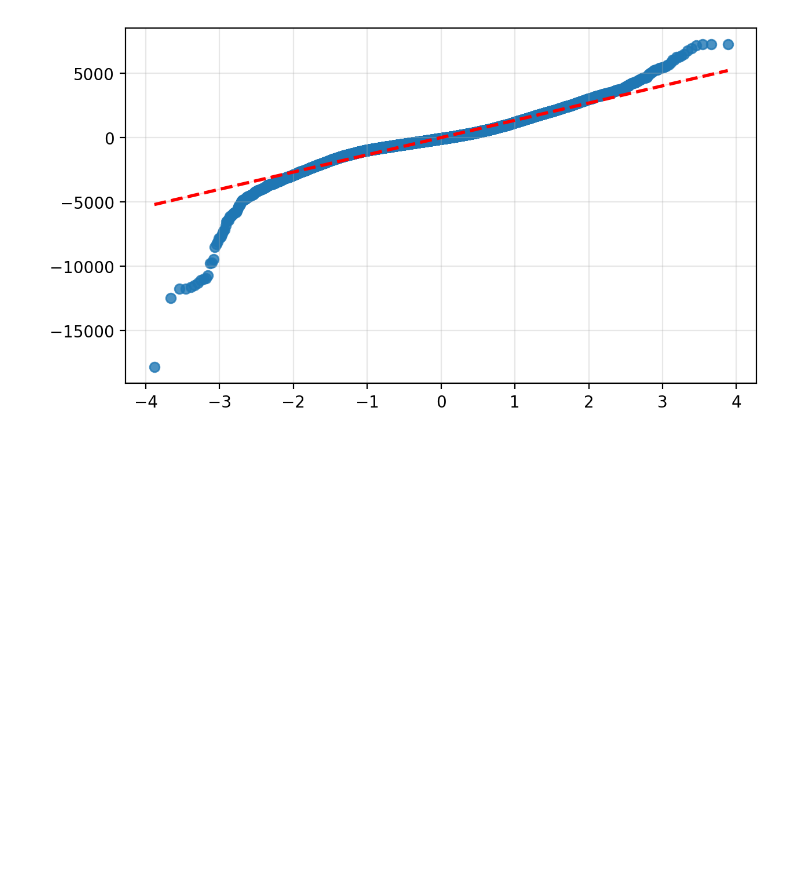
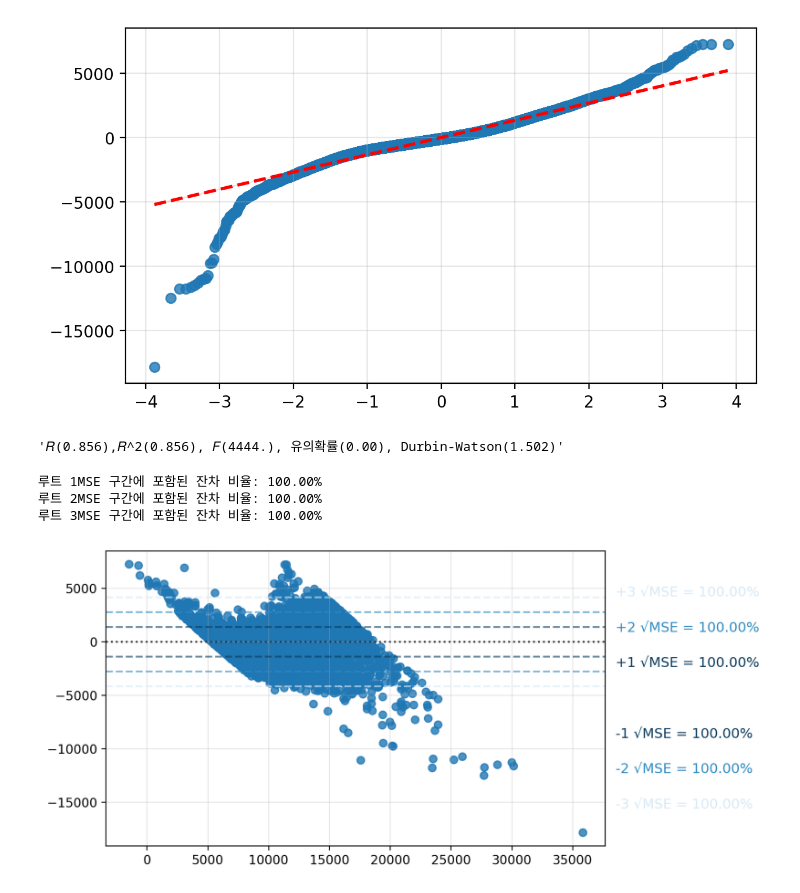
Before and after one commit to BeakJW/Diamond-Project, a Jupyter notebook: notebooks/sooyoung/명목추가.ipynb, the cells around one changed output. Cells and saved outputs as stored; diff of their text form; code cells hidden in the pictures; blank space fills up the shorter version.

```diff
--- a/notebooks/sooyoung/명목추가.ipynb
+++ b/notebooks/sooyoung/명목추가.ipynb
@@ -371,3 +391,63 @@ plt.show()
 plt.close()
 # %% [output]
 [figure]
+# %%
+r
+# %% [output]
+'𝑅(0.856),𝑅^2(0.856), 𝐹(4444.), 유의확률(0.00), Durbin-Watson(1.502)'
+# %%
+mse_sq = fit.mse_resid
+mse_root = np.sqrt(mse_sq)
+r = fit.resid
+
+# 잔차
+r1 = r[ (r >-mse_sq) & (r < mse_sq)].count() / r.count() * 100
+r2 = r[ (r >-2*mse_sq) & (r < 2*mse_sq)].count() / r.count() * 100
+r3 = r[ (r >-3*mse_sq) & (r < 3*mse_sq)].count() / r.count() * 100
+
+mse_r = [r1, r2, r3]
+colors = ["#0B3C5D", "#328CC1", "#D9EAF7"]
+
+print(f'루트 1MSE 구간에 포함된 잔차 비율: {r1:.2f}%')
+print(f'루트 2MSE 구간에 포함된 잔차 비율: {r2:.2f}%')
+print(f'루트 3MSE 구간에 포함된 잔차 비율: {r3:.2f}%')
+
+xmax = fit.fittedvalues.max()
+ymin = fit.fittedvalues.min()
+
+width_px  = 1600
+height_px = 720
+figsize = (width_px / my_dpi, height_px / my_dpi)
+fig, ax = plt.subplots(1, 1, figsize=figsize, dpi=my_dpi, constrained_layout=True)
+
+# 2) seaborn 기본 잔차도
+sb.residplot(x=fit.fittedvalues, y=fit.resid)
+
+ax.grid(True, alpha=0.3)
+
+# 4) MSE 3단계 표시
+for i, c in enumerate(colors):
+    k = i + 1
+
+    # 올바른 ±k√MSE 위치
+    y_pos = k * mse_root
+    ax.axhline(y= y_pos,  color=c, linestyle="--", alpha=0.6)
+    ax.axhline(y=-y_pos,  color=c, linestyle="--", alpha=0.6)
+
+    # 텍스트는 축 좌표계 사용(그래프 밖으로 안 나감)
+    ax.text(x=1.02, y=0.5 + 0.12*k,
+            s=f"+{k} √MSE = {mse_r[i]:0.2f}%",
+            transform=ax.transAxes,
+            ha="left", va="center", fontsize=11, color=c)
+    ax.text(x=1.02, y=0.5 - 0.12*k,
+            s=f"-{k} √MSE = {mse_r[i]:0.2f}%",
+            transform=ax.transAxes,
+            ha="left", va="center", fontsize=11, color=c)
+
+plt.show()
+plt.close()
+# %% [output]
+루트 1MSE 구간에 포함된 잔차 비율: 100.00%
+루트 2MSE 구간에 포함된 잔차 비율: 100.00%
+루트 3MSE 구간에 포함된 잔차 비율: 100.00%
+[figure, added]
```
Also changed, not shown: parts of 6 cells of this notebook.
